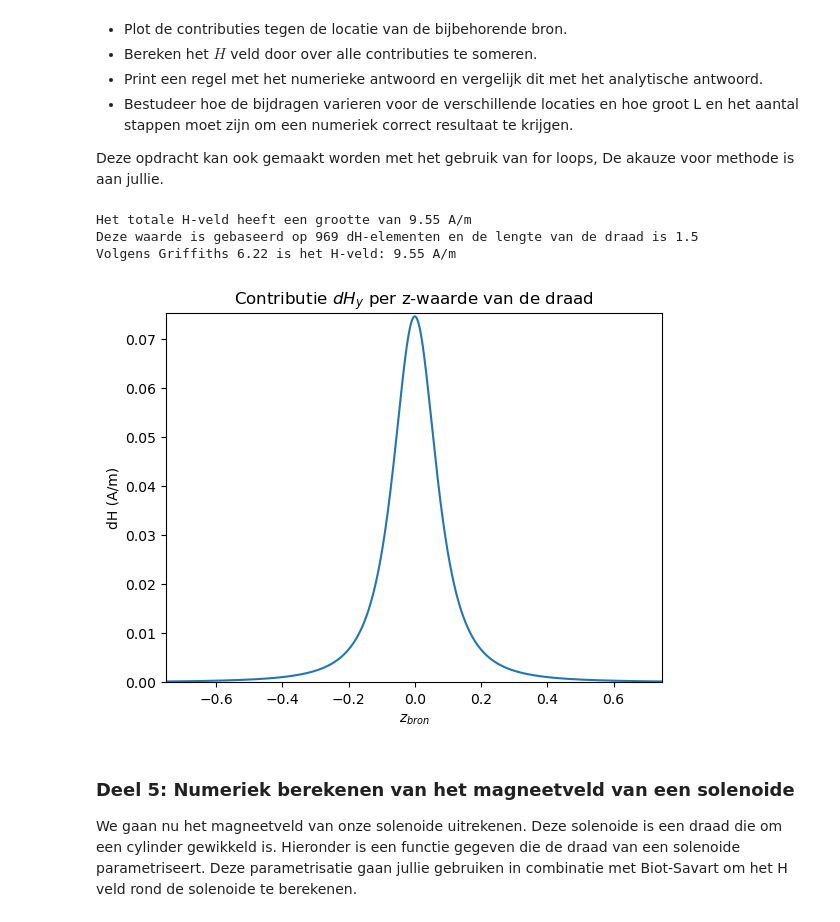
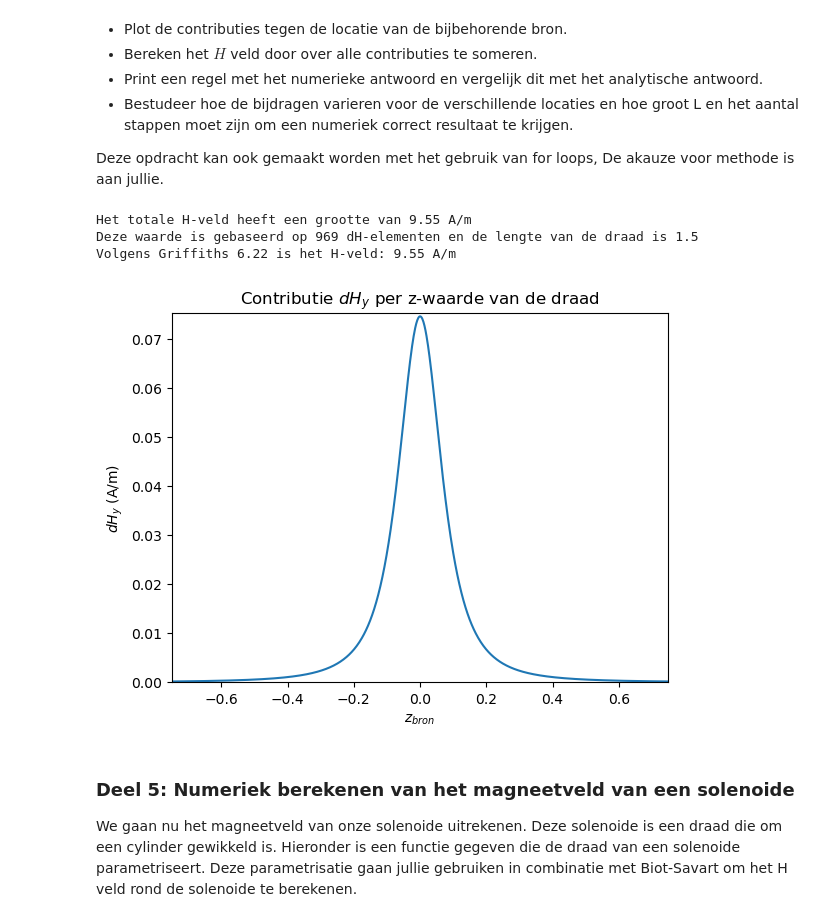
Before and after one commit to AnnetMoeleker/opdrachten-DEF-D, a Jupyter notebook: DigitaleOntwerpopdrachten/2KrachtactuatorOpdracht/2KrachtactuatorOpdracht/KrachtactuatorOpdracht.ipynb, the cells around one changed output. Cells and saved outputs as stored; diff of their text form; code cells hidden in the pictures.

```diff
--- a/DigitaleOntwerpopdrachten/2KrachtactuatorOpdracht/2KrachtactuatorOpdracht/KrachtactuatorOpdracht.ipynb
+++ b/DigitaleOntwerpopdrachten/2KrachtactuatorOpdracht/2KrachtactuatorOpdracht/KrachtactuatorOpdracht.ipynb
@@ -461,35 +461,35 @@ def dH_draad(i, r_field, L_draad, dl):
         dH = np.append(dH,field_current_element(r_field, r_source, dl,I)[1]) #alleen de y-component van dH gebruiken, want de anderen heffen elkaar op
         z = np.append(z,z_draad)
         z_draad = z_draad + (2*L_draad/i) #z-waarde verhogen, zodat r_source loopt van de onderkant naar de bovenkant van de draad (z=-L_draad tot z=+L_draad) in i stappen
     return dH, z
 
 #Loop om voor een verschillend aantal dH-elementen de totale H te berekenen en te vergelijken met analytische antwoord
 for i in range(1,N):
     dH, z = dH_draad(i, r_field, L_draad,dl)
     H = np.sum(dH)   #H-veld berekenen door te sommeren over dH-elementen
     #Berekende waarde van H vergelijken met de analytische waarde, zodat het benodigde aantal (N) dH-elementen wordt bepaald
     if H > I/(2*np.pi*0.1):
         print('Het totale H-veld heeft een grootte van', round(H,2), 'A/m' )
         print('Deze waarde is gebaseerd op', i, 'dH-elementen', 'en de lengte van de draad is', 2*L_draad)
         break
 
 #Analytisch antwoord
 print('Volgens Griffiths 6.22 is het H-veld:', round(I/(2*np.pi*0.1),2), 'A/m')
 
 #Grafiek
 plt.figure()
 plt.title('Contributie $dH_y$ per z-waarde van de draad')
 plt.xlabel('$z_{bron}$')
-plt.ylabel('dH (A/m)')
+plt.ylabel('$dH_y$ (A/m)')
 plt.xlim(min(z),max(z))
 plt.ylim(0,1.01*max(dH))
 plt.plot(z,dH)
 plt.show()
 # %% [output]
 Het totale H-veld heeft een grootte van 9.55 A/m
 Deze waarde is gebaseerd op 969 dH-elementen en de lengte van de draad is 1.5
 Volgens Griffiths 6.22 is het H-veld: 9.55 A/m
-[figure, old version]
+[figure, new version]
 # %% [markdown]
 ### Deel 5: Numeriek berekenen van het magneetveld van een solenoide
 
```
Also changed, not shown: parts of 9 cells of this notebook.
